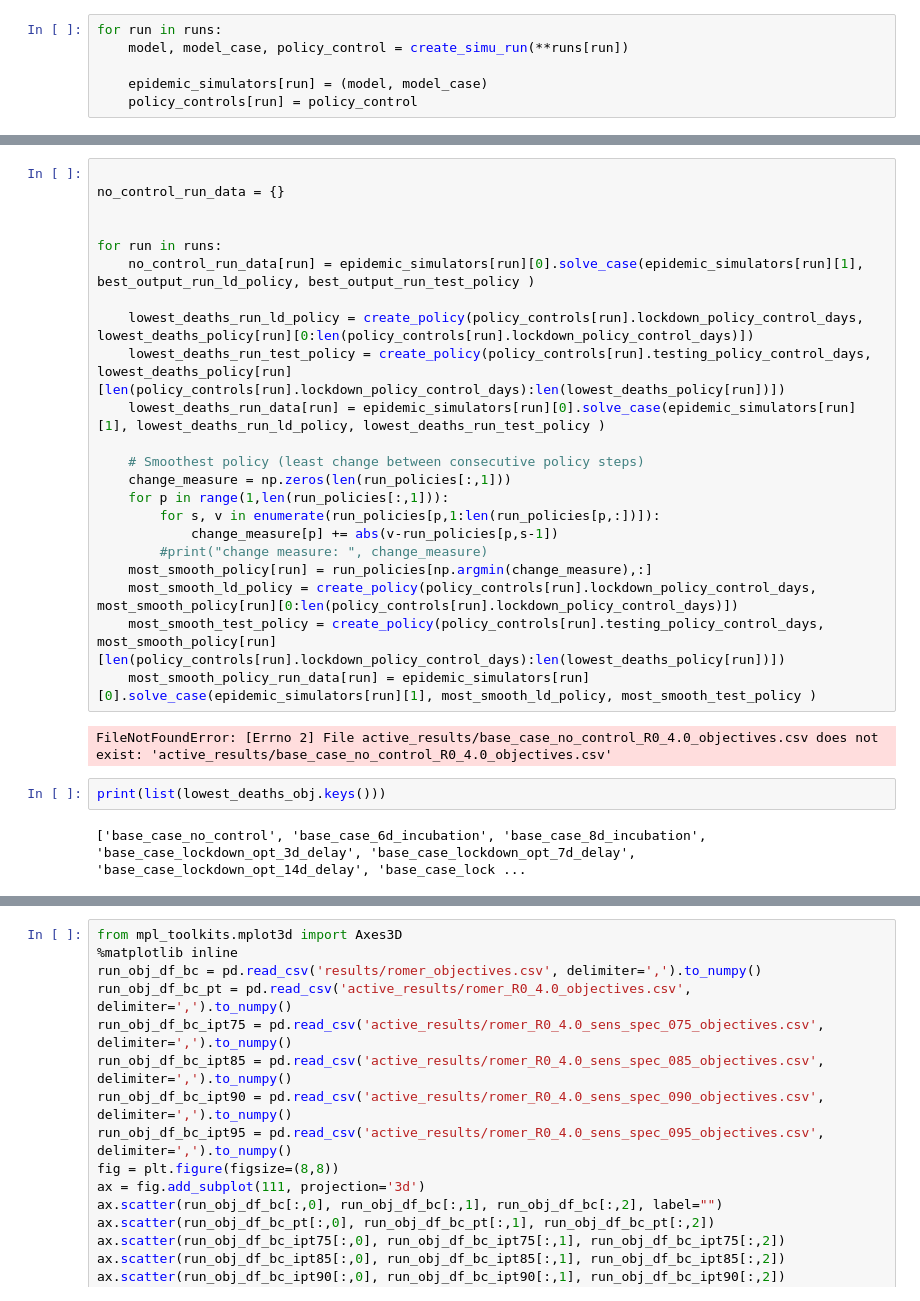
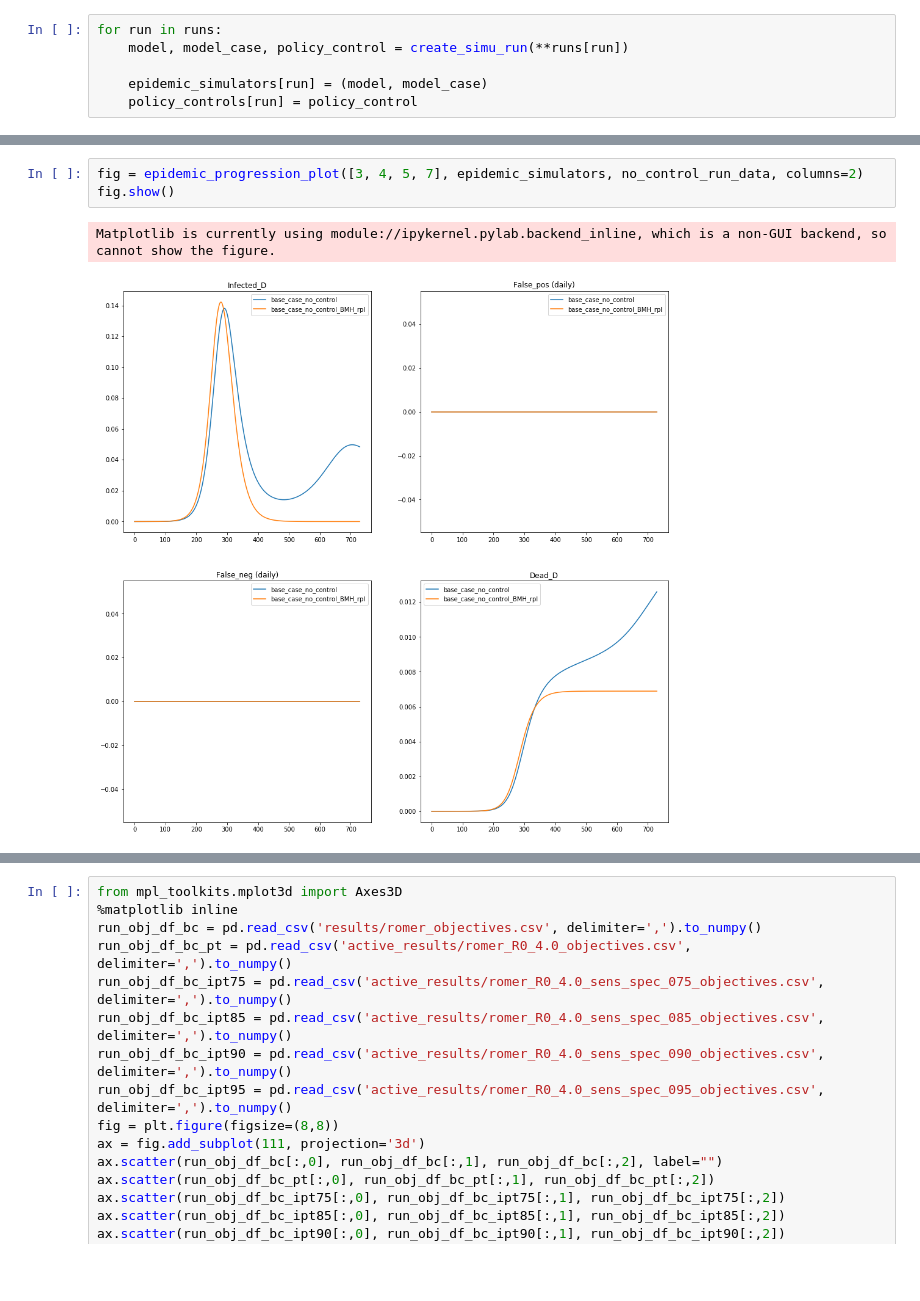
Before and after one commit to lauri-neuvonen/BHM_Covid_Testing, a Jupyter notebook: Visualizations.ipynb, the cells around one changed output, grey strips where cells are left out. Drawn from its saved outputs; the diff is of its cells as text; blank space fills up the shorter version.

```diff
--- a/Visualizations.ipynb
+++ b/Visualizations.ipynb
@@ -609,31 +592,9 @@ FileNotFoundError: [Errno 2] File active_results/base_case_lockdown_opt_with_lim
-# %%
-
-no_control_run_data = {}
-
-
-for run in runs:
-    no_control_run_data[run] = epidemic_simulators[run][0].solve_case(epidemic_simulators[run][1], best_output_run_ld_policy, best_output_run_test_policy )
-
-    lowest_deaths_run_ld_policy = create_policy(policy_controls[run].lockdown_policy_control_days, lowest_deaths_policy[run][0:len(policy_controls[run].lockdown_policy_control_days)])
-    lowest_deaths_run_test_policy = create_policy(policy_controls[run].testing_policy_control_days, lowest_deaths_policy[run][len(policy_controls[run].lockdown_policy_control_days):len(lowest_deaths_policy[run])])
-    lowest_deaths_run_data[run] = epidemic_simulators[run][0].solve_case(epidemic_simulators[run][1], lowest_deaths_run_ld_policy, lowest_deaths_run_test_policy )
-
-    # Smoothest policy (least change between consecutive policy steps)
-    change_measure = np.zeros(len(run_policies[:,1]))
-    for p in range(1,len(run_policies[:,1])):
-        for s, v in enumerate(run_policies[p,1:len(run_policies[p,:])]):
-            change_measure[p] += abs(v-run_policies[p,s-1])
-        #print("change measure: ", change_measure)
-    most_smooth_policy[run] = run_policies[np.argmin(change_measure),:]
-    most_smooth_ld_policy = create_policy(policy_controls[run].lockdown_policy_control_days, most_smooth_policy[run][0:len(policy_controls[run].lockdown_policy_control_days)])
-    most_smooth_test_policy = create_policy(policy_controls[run].testing_policy_control_days, most_smooth_policy[run][len(policy_controls[run].lockdown_policy_control_days):len(lowest_deaths_policy[run])])
-    most_smooth_policy_run_data[run] = epidemic_simulators[run][0].solve_case(epidemic_simulators[run][1], most_smooth_ld_policy, most_smooth_test_policy )
-# %% [output]
-FileNotFoundError: [Errno 2] File active_results/base_case_no_control_R0_4.0_objectives.csv does not exist: 'active_results/base_case_no_control_R0_4.0_objectives.csv'
-# %%
-print(list(lowest_deaths_obj.keys()))
-# %% [output]
-['base_case_no_control', 'base_case_6d_incubation', 'base_case_8d_incubation', 'base_case_lockdown_opt_3d_delay', 'base_case_lockdown_opt_7d_delay', 'base_case_lockdown_opt_14d_delay', 'base_case_lock ...
+# %%
+fig = epidemic_progression_plot([3, 4, 5, 7], epidemic_simulators, no_control_run_data, columns=2)
+fig.show()
+# %% [output]
+Matplotlib is currently using module://ipykernel.pylab.backend_inline, which is a non-GUI backend, so cannot show the figure.
+[figure, added]
 # %%
 # base case check
 time_steps = range(0, epidemic_simulators['base_case_no_control'][0].T_years*365)
```
Also changed, not shown: parts of 37 cells of this notebook, 6 other files.
